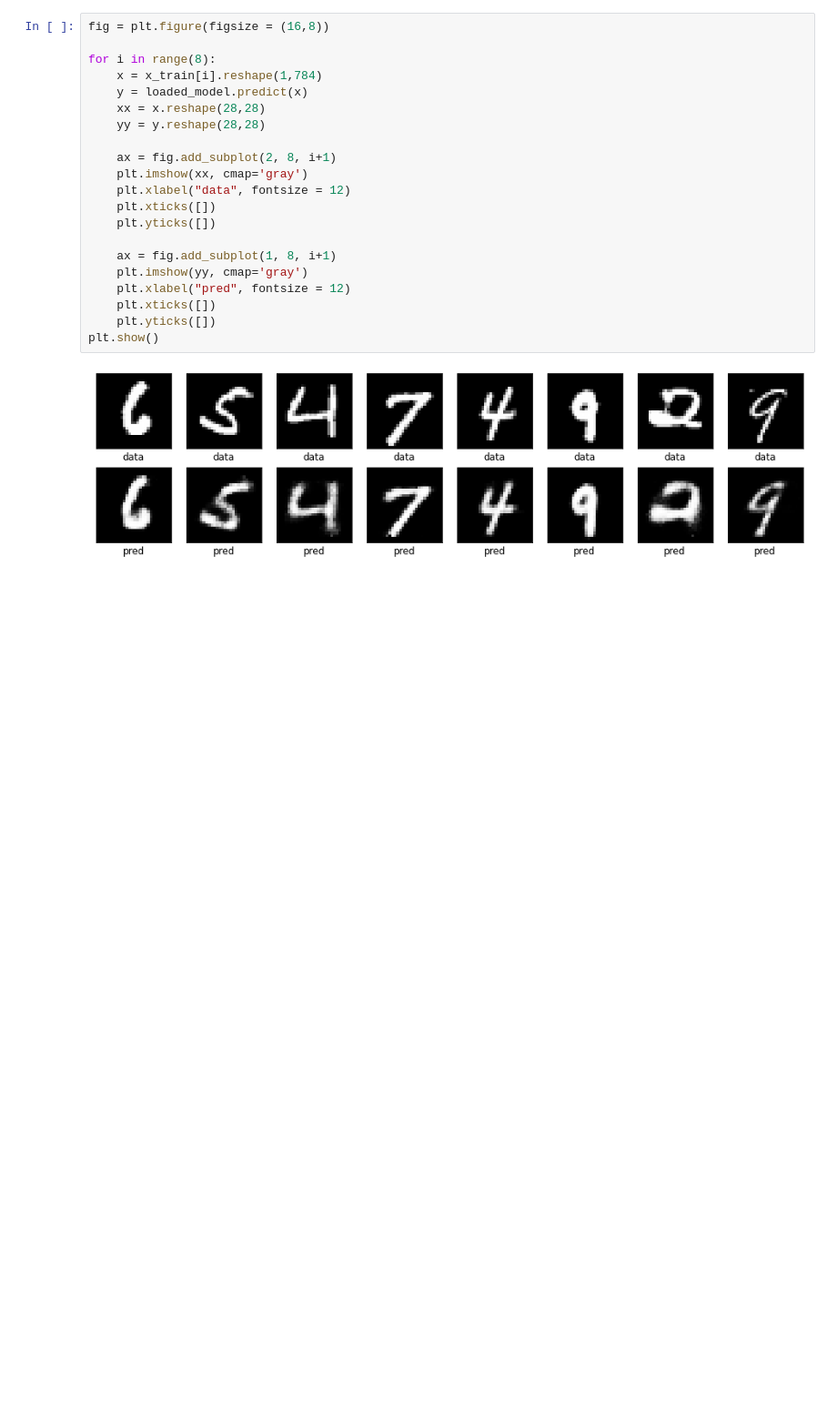
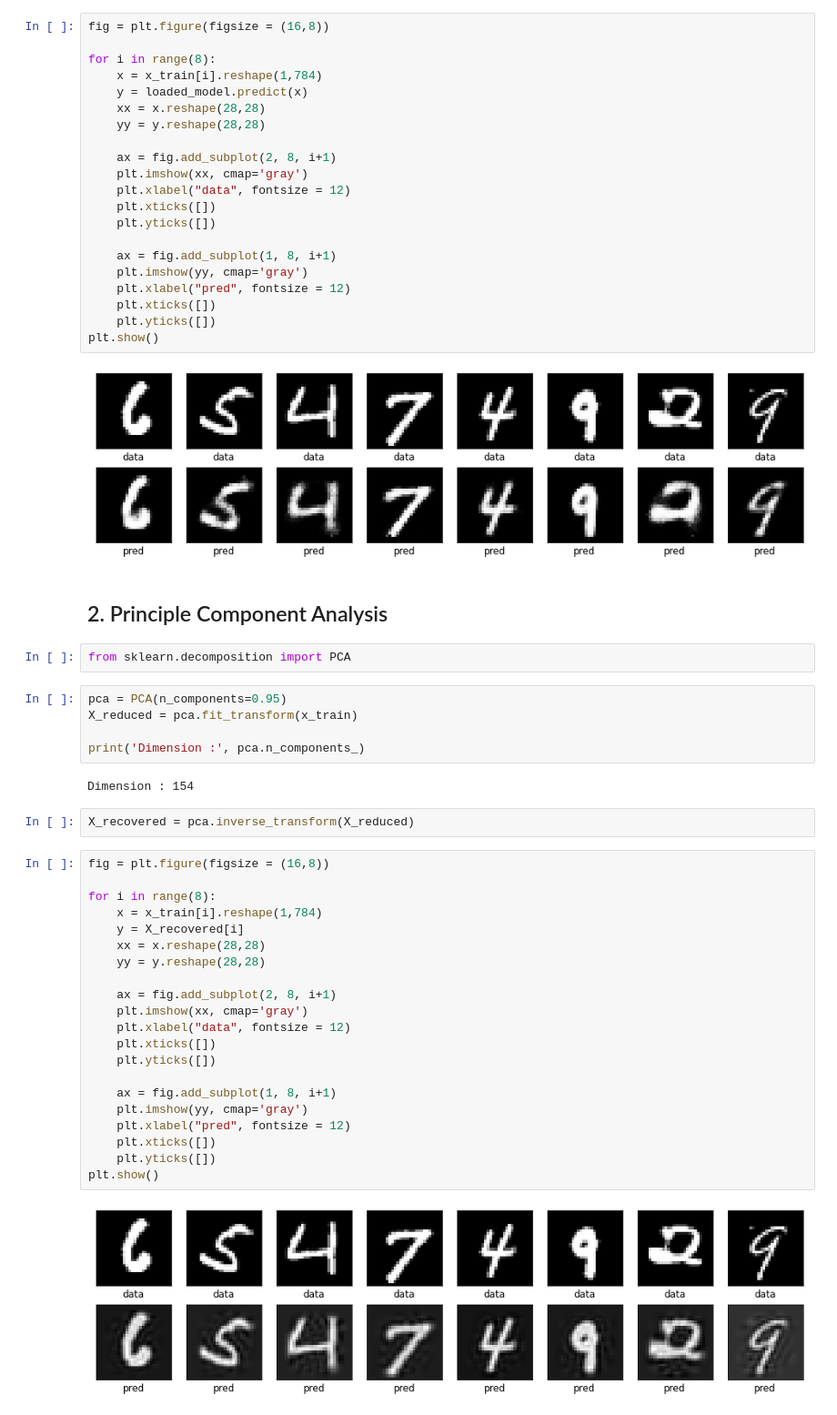
Before and after one commit to standing-o/Machine_Learning_Paper_Review, a Jupyter notebook: Paper.5_Dimensionality_Reduction_DBN/Multi-layer_Autoencoder_and_PCA.ipynb, the cells around one changed output. Shown: that part at 91% size. Drawn from its saved outputs; the diff is of its cells as text; blank space fills up the shorter version.

```diff
--- a/Paper.5_Dimensionality_Reduction_DBN/Multi-layer_Autoencoder.ipynb
+++ b/Paper.5_Dimensionality_Reduction_DBN/Multi-layer_Autoencoder_and_PCA.ipynb
@@ -144,3 +147,39 @@ for i in range(8):
 plt.show()
 # %% [output]
 [figure]
+# %% [markdown]
+## 2. Principle Component Analysis
+# %%
+from sklearn.decomposition import PCA
+# %%
+pca = PCA(n_components=0.95)
+X_reduced = pca.fit_transform(x_train)
+
+print('Dimension :', pca.n_components_)
+# %% [output]
+Dimension : 154
+# %%
+X_recovered = pca.inverse_transform(X_reduced)
+# %%
+fig = plt.figure(figsize = (16,8))
+
+for i in range(8):
+    x = x_train[i].reshape(1,784)
+    y = X_recovered[i]
+    xx = x.reshape(28,28)
+    yy = y.reshape(28,28)
+
+    ax = fig.add_subplot(2, 8, i+1)
+    plt.imshow(xx, cmap='gray')
+    plt.xlabel("data", fontsize = 12)
+    plt.xticks([])
+    plt.yticks([])
+
+    ax = fig.add_subplot(1, 8, i+1)
+    plt.imshow(yy, cmap='gray')
+    plt.xlabel("pred", fontsize = 12)
+    plt.xticks([])
+    plt.yticks([])
+plt.show()
+# %% [output]
+[figure, added]
```
Also changed, not shown: parts of 2 cells of this notebook, 1 other file.
